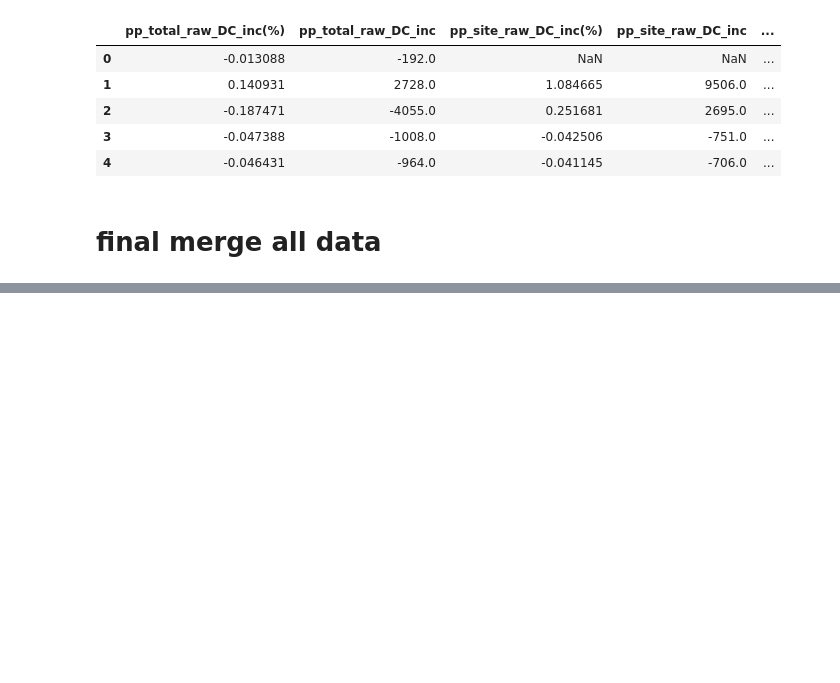
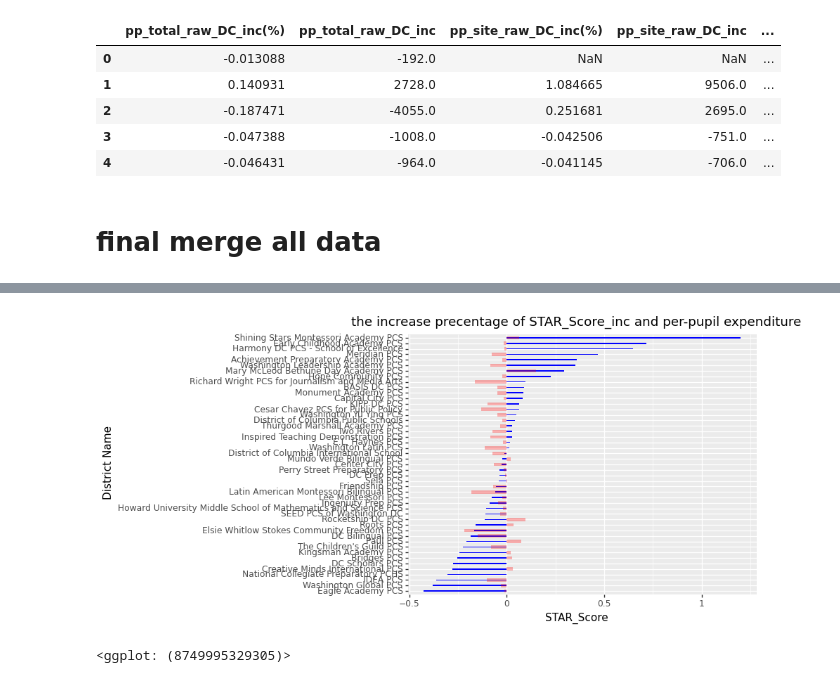
Before and after one commit to shiuanC/DC-Public-Schools-analysis, a Jupyter notebook: code/final_combine_preprocess.ipynb, the cells around one changed output, grey strips where cells are left out. Drawn from its saved outputs; the diff is of its cells as text; code cells hidden in the pictures; blank space fills up the shorter version.

```diff
--- a/code/final_combine_preprocess.ipynb
+++ b/code/final_combine_preprocess.ipynb
@@ -443,0 +534,10 @@ all_df.to_csv("../Dataset/final_data/final_data.csv")
+# %%
+(ggplot(Dist_data)
+    + geom_bar( aes(x ='reorder(distname, STAR_Score_inc)', y = 'STAR_Score_inc'),stat='identity', fill = "blue", width = 0.2)
+    + geom_bar(aes(x ='reorder(distname, STAR_Score_inc)', y = 'pp_total_raw_inc'),
+               stat='identity', alpha = 0.3, fill = "red", width = 0.6 )
+    + labs(title = 'the increase precentage of STAR_Score_inc and per-pupil expenditure', x='District Name', y = "STAR_Score")
+    +coord_flip())
+# %% [output]
+[figure, added]
+<ggplot: (8749995329305)>
```
Also changed, not shown: parts of 33 cells of this notebook.
